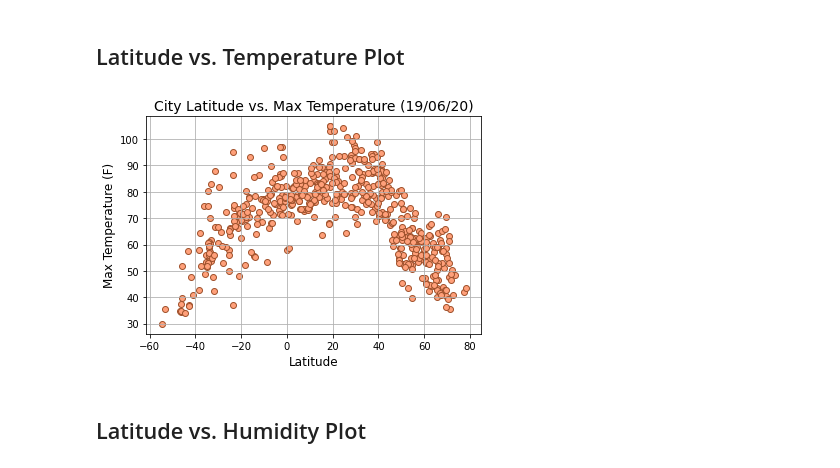
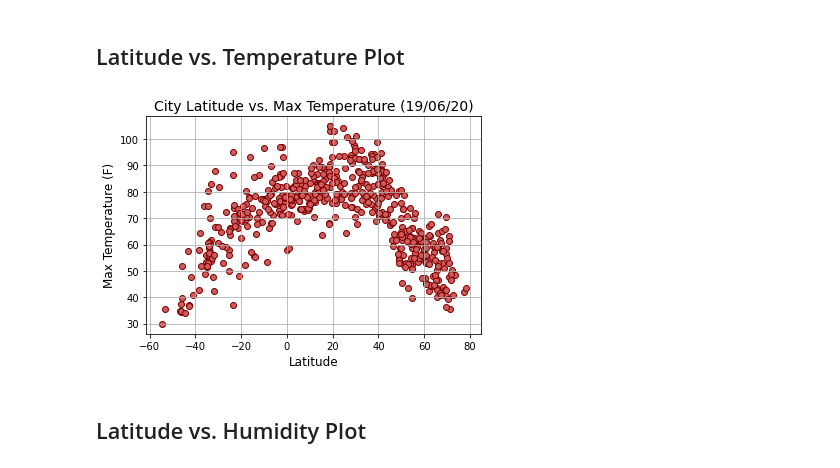
Before and after one commit to josephchancey/python-weather-api, a Jupyter notebook: WeatherPy/WeatherPy.ipynb, the cells around one changed output. Cells and saved outputs as stored; diff of their text form; code cells hidden in the pictures.

Commit message:
Change colors for plots respectively

```diff
--- a/WeatherPy/WeatherPy.ipynb
+++ b/WeatherPy/WeatherPy.ipynb
@@ -241,16 +241,16 @@ Skipping forward...
 # %% [markdown]
 ## Latitude vs. Temperature Plot
 # %%
-plt.scatter(latitudes, temperatures, marker="o", facecolors="lightsalmon", edgecolors="sienna")
+plt.scatter(latitudes, temperatures, marker="o", facecolors="indianred", edgecolors="maroon")
 
 plt.title("City Latitude vs. Max Temperature (19/06/20)", fontsize=14)
 plt.ylabel("Max Temperature (F)", fontsize=12)
 plt.xlabel("Latitude", fontsize=12)
 plt.grid()
 
 plt.savefig("../Images/latitude-vs-temp.png")
 plt.show()
 # %% [output]
-[figure, old version]
+[figure, new version]
 # %% [markdown]
 ## Latitude vs. Humidity Plot
```
Also changed, not shown: parts of 2 cells of this notebook, 2 other files.
